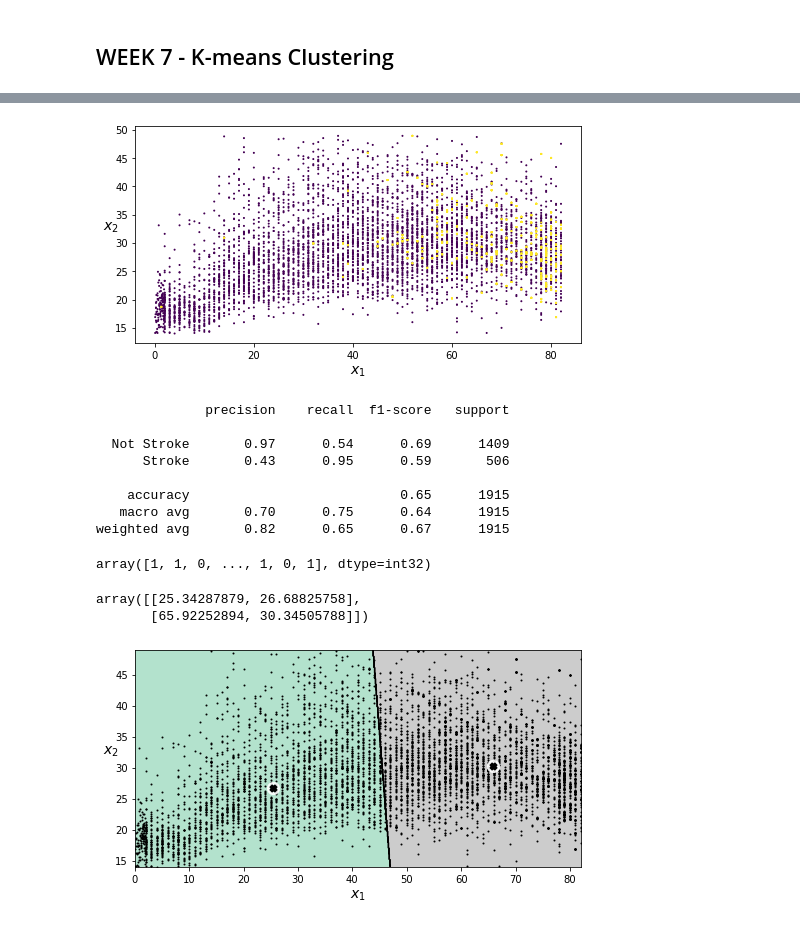
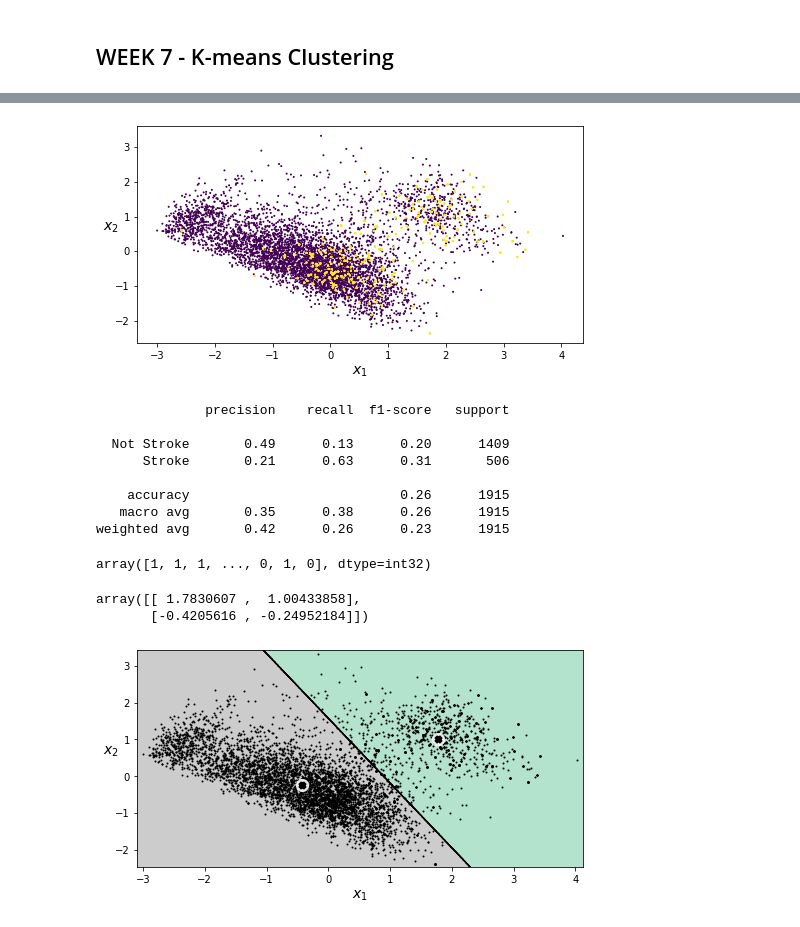
Before and after one commit to KishanBapodra/Brain-Tumor-Detection-ML, a Jupyter notebook: Week 2 - Lab.ipynb, the cells around one changed output, grey strips where cells are left out. Drawn from its saved outputs; the diff is of its cells as text; code cells hidden in the pictures.

```diff
--- a/Week 2 - Lab.ipynb
+++ b/Week 2 - Lab.ipynb
@@ -404,6 +404,6 @@ df_sampled
 # %% [markdown]
 ### DATASET 1
 # %%
-Dataset1 = df_sampled[['age', 'bmi']].copy()
+Dataset1 = df_sampled[['age', 'avg_glucose_level', 'bmi']].copy()
 Dataset1.head()
 # %% [output]
@@ -750,0 +746,22 @@ X_train, X_test, y_train, y_test = train_test_split(Dataset1, y, test_size=0.3,
+# %%
+X = Dataset1.copy()
+y = df_sampled[['stroke']]
+
+from sklearn.preprocessing import StandardScaler
+
+scaler = StandardScaler()
+
+X = scaler.fit_transform(X)
+
+# cat_cols = df_sampled[["gender", "ever_married", "work_type", "Residence_type", "smoking_status"]]
+# principalDf = pd.DataFrame(data = principalComponents, columns = ['principal component 1', 'principal component 2'])
+# cat_cols
+# %%
+from sklearn.decomposition import PCA
+pca = PCA(n_components=2)
+principalComponents = pca.fit_transform(X)
+
+XP = pd.DataFrame(data = principalComponents , columns = ['pc1', 'pc2'])
+
+X_train, X_test, y_train, y_test = train_test_split(XP, y, test_size=0.3, random_state=40)
+cat
@@ -751,15 +782,15 @@ X_train, X_test, y_train, y_test = train_test_split(Dataset1, y, test_size=0.3,
 # %%
 
 def plot_clusters(X, y=None):
-    plt.scatter(X['age'], X['bmi'], c=y, s=1)
+    plt.scatter(X['pc1'], X['pc2'], c=y, s=1)
     plt.xlabel("$x_1$", fontsize=14)
     plt.ylabel("$x_2$", fontsize=14, rotation=0)
 
 plt.figure(figsize=(8, 4))
-plot_clusters(X,y['stroke'])
+plot_clusters(XP,y['stroke'])
 plt.show()
 # %% [output]
-[figure, old version]
+[figure, new version]
 # %%
 from sklearn.cluster import KMeans
 
@@ -772,21 +803,21 @@ k_pred
 # %% [output]
               precision    recall  f1-score   support
 
-  Not Stroke       0.97      0.54      0.69      1409
-      Stroke       0.43      0.95      0.59       506
+  Not Stroke       0.49      0.13      0.20      1409
+      Stroke       0.21      0.63      0.31       506
 
-    accuracy                           0.65      1915
-   macro avg       0.70      0.75      0.64      1915
-weighted avg       0.82      0.65      0.67      1915
+    accuracy                           0.26      1915
+   macro avg       0.35      0.38      0.26      1915
+weighted avg       0.42      0.26      0.23      1915
-array([1, 1, 0, ..., 1, 0, 1], dtype=int32)
+array([1, 1, 1, ..., 0, 1, 0], dtype=int32)
 # %%
 kmeans.cluster_centers_
 # %% [output]
-array([[25.34287879, 26.68825758],
-       [65.92252894, 30.34505788]])
+array([[ 1.7830607 ,  1.00433858],
+       [-0.4205616 , -0.24952184]])
 # %%
 def plot_data(X):
-    plt.plot(X['age'], X['bmi'], 'k.', markersize=2)
+    plt.plot(X['pc1'], X['pc2'], 'k.', markersize=2)
 
 def plot_centroids(centroids, weights=None, circle_color='w', cross_color='k'):
     if weights is not None:
@@ -825,7 +856,7 @@ def plot_decision_boundaries(clusterer, X, resolution=1000, show_centroids=True,
         plt.tick_params(labelleft=False)
 # %%
 plt.figure(figsize=(8, 4))
-plot_decision_boundaries(kmeans, X)
+plot_decision_boundaries(kmeans, XP)
 plt.show()
 # %% [output]
-[figure, old version]
+[figure, new version]
```
Also changed, not shown: parts of 22 cells of this notebook.
